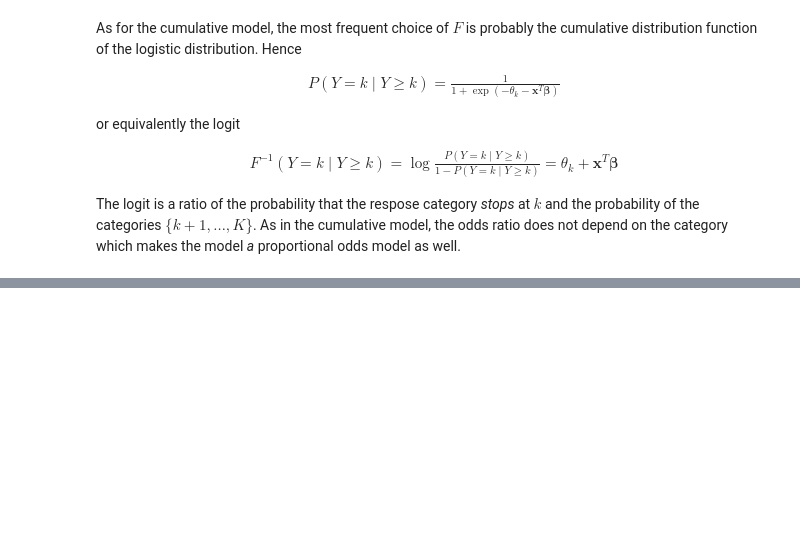
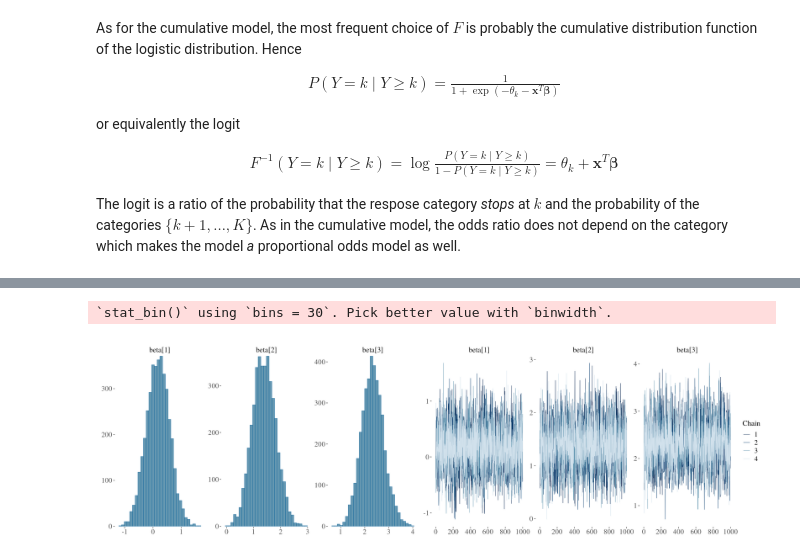
Before and after one commit to dirmeier/rstansequential, a Jupyter notebook: docs/sequential-models.ipynb, the cells around one changed output, grey strips where cells are left out. Saved outputs shown, nothing was run; the diff lists cells and outputs as text; code cells hidden in the pictures; blank space fills up the shorter version.

```diff
--- a/docs/sequential-models.ipynb
+++ b/docs/sequential-models.ipynb
@@ -376,0 +217,6 @@ frame.coef_model_matrix
+# %%
+wine_fit_cumulative = fit(
+    rating ~ bottle + contact + temperature + (1 | judge),
+    wine,
+    family="cumulative", refresh=-1
+)
@@ -376,0 +269,10 @@ frame.coef_model_matrix
+# %%
+options(repr.plot.width = 20, repr.plot.height = 6)
+
+trace.plot <- bayesplot::mcmc_trace(wine_fit_cumulative, regex_pars = "beta")
+hist.plot  <- bayesplot::mcmc_hist(wine_fit_cumulative, regex_pars = "beta")
+
+(hist.plot + g) + (trace.plot + g)
+# %% [output]
+`stat_bin()` using `bins = 30`. Pick better value with `binwidth`.
+[figure, added]
```
Also changed, not shown: parts of 64 cells of this notebook, 24 other files.
